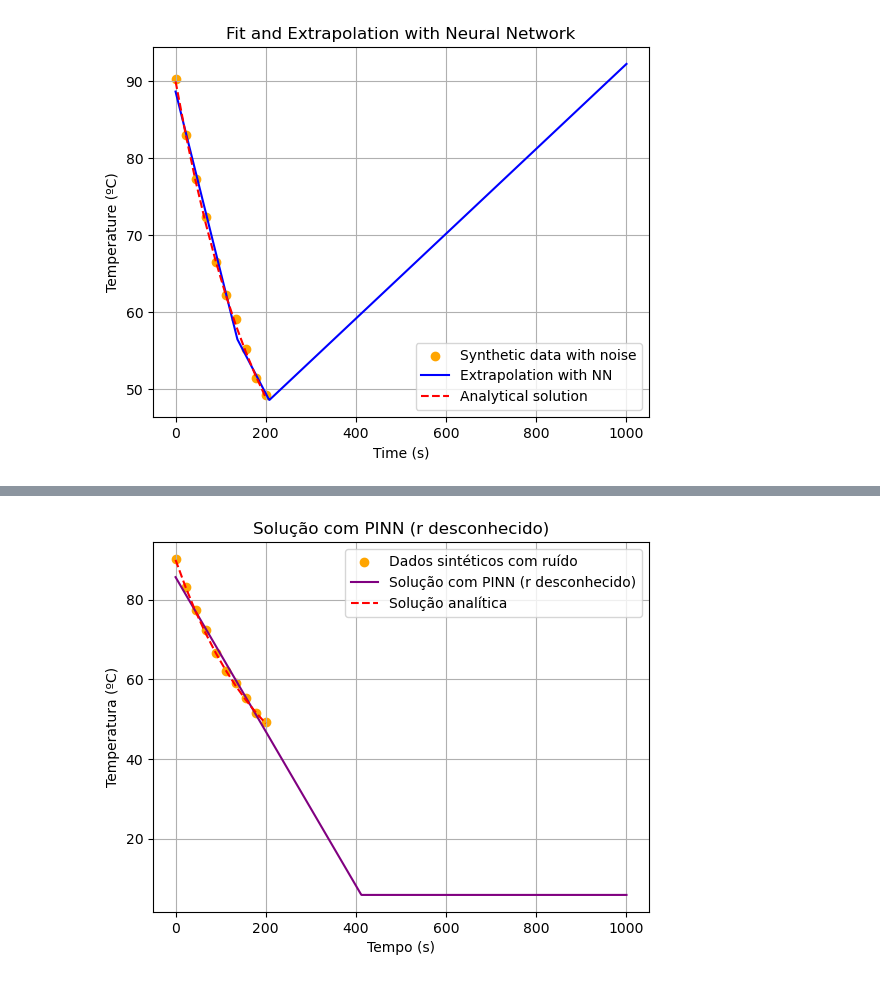
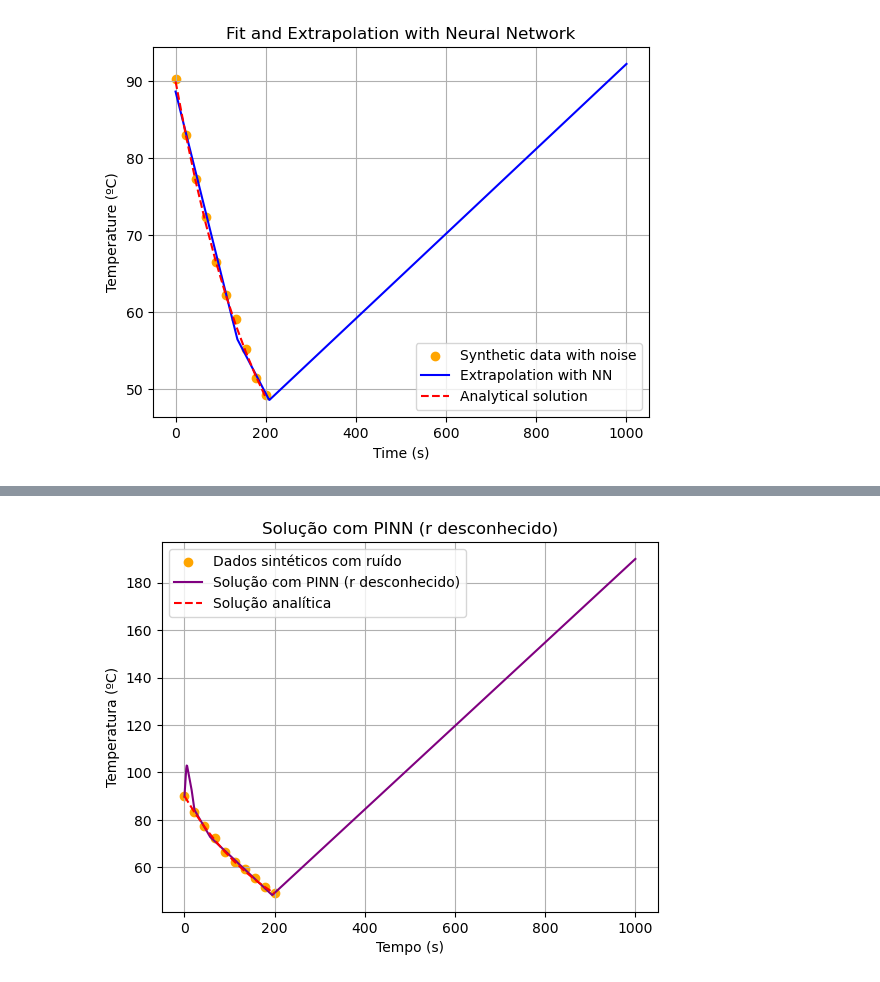
Before and after one commit to brunamendesfis/Computational_Physics, a Jupyter notebook: Redes_Neurais/Atividade_04/Exercício_01.ipynb, the cells around one changed output, grey strips where cells are left out. Saved outputs shown, nothing was run; the diff lists cells and outputs as text; code cells hidden in the pictures.

```diff
--- a/Redes_Neurais/Atividade_04/Exercício_01.ipynb
+++ b/Redes_Neurais/Atividade_04/Exercício_01.ipynb
@@ -198,9 +254,9 @@ Epoch 800/800
 class PINN(tf.keras.Model):
     def __init__(self, r=0.005):
         super(PINN, self).__init__()
-        self.dense1 = layers.Dense(10, activation='relu')
-        self.dense2 = layers.Dense(10, activation='relu')
-        self.dense3 = layers.Dense(10, activation='relu')
+        self.dense1 = layers.Dense(15, activation='relu')
+        self.dense2 = layers.Dense(15, activation='relu')
+        self.dense3 = layers.Dense(15, activation='relu')
         self.dense4 = layers.Dense(1)
         self.r = r  # Taxa de resfriamento fixa
 
@@ -226,12 +282,17 @@ class PINN(tf.keras.Model):
 model_pinn = PINN(r=0.005)
 optimizer = tf.keras.optimizers.Adam(learning_rate=0.007)
 
+# Defina os pontos de collocation para a physics loss (domínio físico)
+t_phys = tf.linspace(0.0, 1000.0, 1000)[:, tf.newaxis]
+
 # Treinando a PINN
 epochs = 800
 for epoch in range(epochs):
     with tf.GradientTape() as tape:
         T_pred = model_pinn(X_train)
-        loss = tf.reduce_mean(tf.square(T_pred - y_train)) + model_pinn.physics_loss(X_train, T_pred)
+        loss_data = tf.reduce_mean(tf.square(T_pred - y_train))
+        loss_phys = model_pinn.physics_loss(t_phys, model_pinn(t_phys))
+        loss = loss_data + 10.0 * loss_phys
     grads = tape.gradient(loss, model_pinn.trainable_variables)
     optimizer.apply_gradients(zip(grads, model_pinn.trainable_variables))
 
@@ -256,13 +325,24 @@ NameError: name 'layers' is not defined
 class PINN_r_unknown(tf.keras.Model):
     def __init__(self):
         super(PINN_r_unknown, self).__init__()
-        self.dense1 = layers.Dense(10, activation='relu', input_dim=1)
-        self.dense2 = layers.Dense(1)
-        self.r = tf.Variable(0.005, dtype=tf.float32, trainable=True)  # r é agora uma variável treinável
+        self.dense1 = layers.Dense(15, activation='relu')
+        self.dense2 = layers.Dense(15, activation='relu')
+        self.dense3 = layers.Dense(15, activation='relu')
+        self.dense4 = layers.Dense(1)
+        # Use add_weight para r ser treinável de verdade!
+        self.r = self.add_weight(
+            name='r',
+            shape=(),
+            initializer=tf.constant_initializer(0.01),  # valor inicial qualquer
+            trainable=True,
+            dtype=tf.float32
+        )
 
     def call(self, t):
         t = self.dense1(t)
         t = self.dense2(t)
+        t = self.dense3(t)
+        t = self.dense4(t)
         return t
 
     def physics_loss(self, t, T):
@@ -276,22 +356,30 @@ class PINN_r_unknown(tf.keras.Model):
         loss = tf.reduce_mean(tf.square(dTdt - self.r * (T_amb - T_pred)))
         return loss
 
+
+
 # Inicializando e treinando a PINN
 model_pinn_r_unknown = PINN_r_unknown()
-optimizer = tf.keras.optimizers.Adam(learning_rate=0.01)
+optimizer = tf.keras.optimizers.Adam(learning_rate=0.007)
+
+# Defina os pontos de collocation para a physics loss (domínio físico)
+t_phys = tf.linspace(0.0, 1000.0, 1000)[:, tf.newaxis]
 
 # Treinando a PINN
-epochs = 1000
+epochs = 800
 for epoch in range(epochs):
     with tf.GradientTape() as tape:
         T_pred = model_pinn_r_unknown(X_train)
-        loss = tf.reduce_mean(tf.square(T_pred - y_train)) + model_pinn_r_unknown.physics_loss(X_train, T_pred)
+        # Physics loss precisa ser calculada DENTRO do tape!
+        loss_data = tf.reduce_mean(tf.square(T_pred - y_train))
+        loss_phys = model_pinn_r_unknown.physics_loss(t_phys, model_pinn_r_unknown(t_phys))
+        loss = loss_data + 10.0 * loss_phys
     grads = tape.gradient(loss, model_pinn_r_unknown.trainable_variables)
     optimizer.apply_gradients(zip(grads, model_pinn_r_unknown.trainable_variables))
 
     if epoch % 100 == 0:
-        print(f"Epoch [{epoch}/{epochs}], Loss: {loss.numpy():.4f}, r: {model_pinn_r_unknown.r.numpy():.4f}")
-# Plotando a solução da PINN com r desconhecido
+        print(f"Epoch [{epoch}/{epochs}], Loss: {loss.numpy():.4f}, r: {model_pinn_r_unknown.r.numpy():.6f}")
+
 T_pinn_r_unknown = model_pinn_r_unknown(X_test).numpy()
 plt.scatter(solution.t, synthetic_data, label="Dados sintéticos com ruído", color='orange')
 plt.plot(X_test, T_pinn_r_unknown, label="Solução com PINN (r desconhecido)", color='purple')
@@ -316 +402 @@ Epoch [900/1000], Loss: 6.9995, r: 0.0050
-[figure, old version]
+[figure, new version]
```
Also changed, not shown: parts of 5 cells of this notebook.
